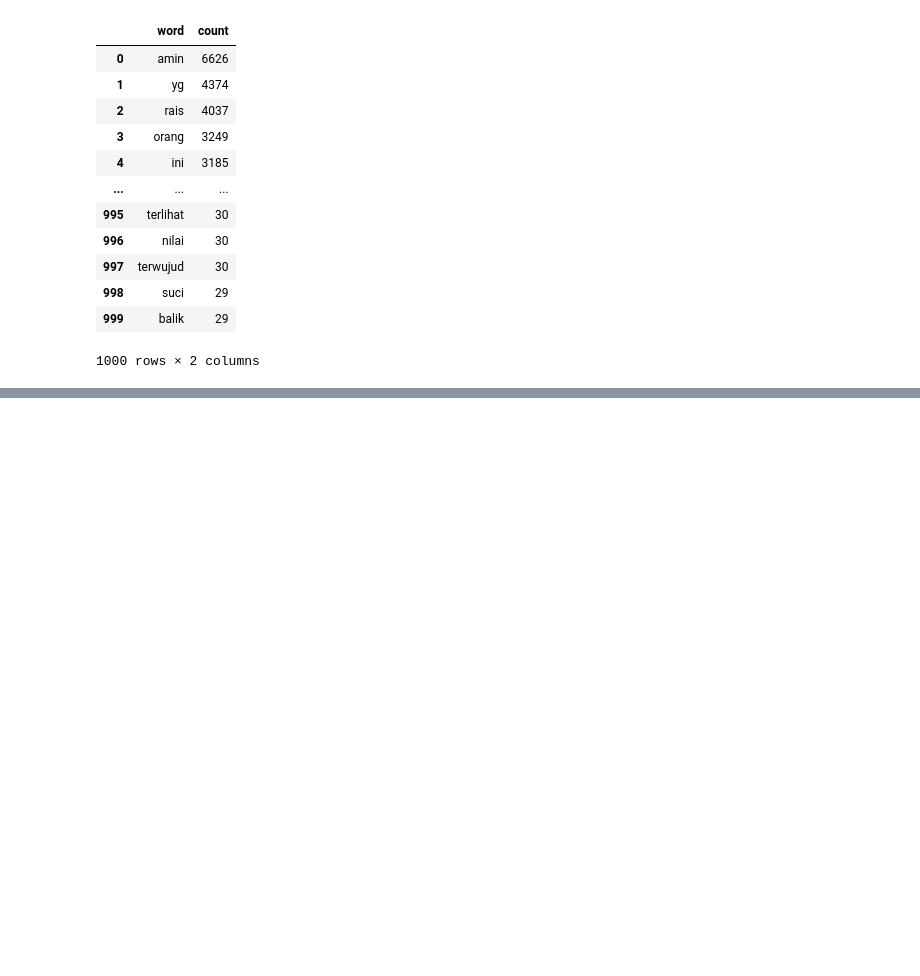
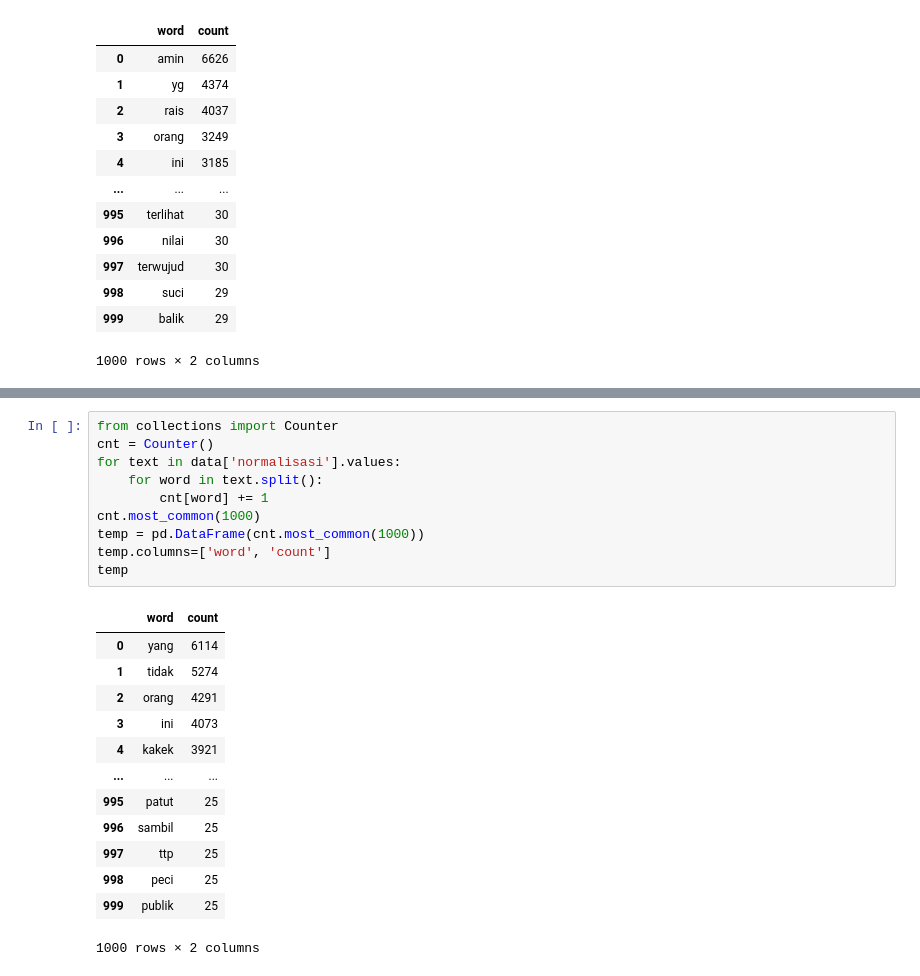
Before and after one commit to SendShieldLaskarAI/SendShield-Machine-Learning, a Jupyter notebook: preprocessing/preprocessing1.ipynb, the cells around one changed output, grey strips where cells are left out. Cells and saved outputs as stored; diff of their text form; blank space fills up the shorter version.

```diff
--- a/preprocessing/preprocessing1.ipynb
+++ b/preprocessing/preprocessing1.ipynb
@@ -214,0 +241,24 @@ data
+# %%
+from collections import Counter
+cnt = Counter()
+for text in data['normalisasi'].values:
+    for word in text.split():
+        cnt[word] += 1
+cnt.most_common(1000)
+temp = pd.DataFrame(cnt.most_common(1000))
+temp.columns=['word', 'count']
+temp
+# %% [output]
+|  | word | count |
+| 0 | yang | 6114 |
+| 1 | tidak | 5274 |
+| 2 | orang | 4291 |
+| 3 | ini | 4073 |
+| 4 | kakek | 3921 |
+| ... | ... | ... |
+| 995 | patut | 25 |
+| 996 | sambil | 25 |
+| 997 | ttp | 25 |
+| 998 | peci | 25 |
+| 999 | publik | 25 |
+1000 rows × 2 columns
```
Also changed, not shown: parts of 1 cell of this notebook.
